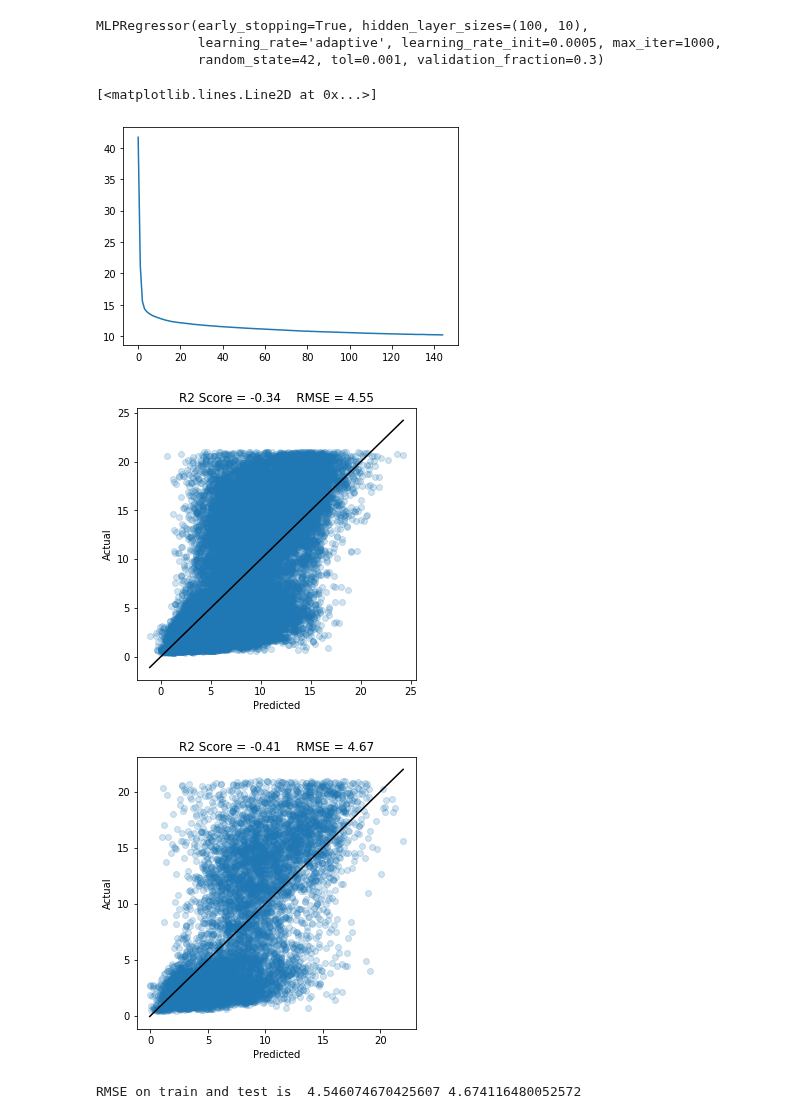
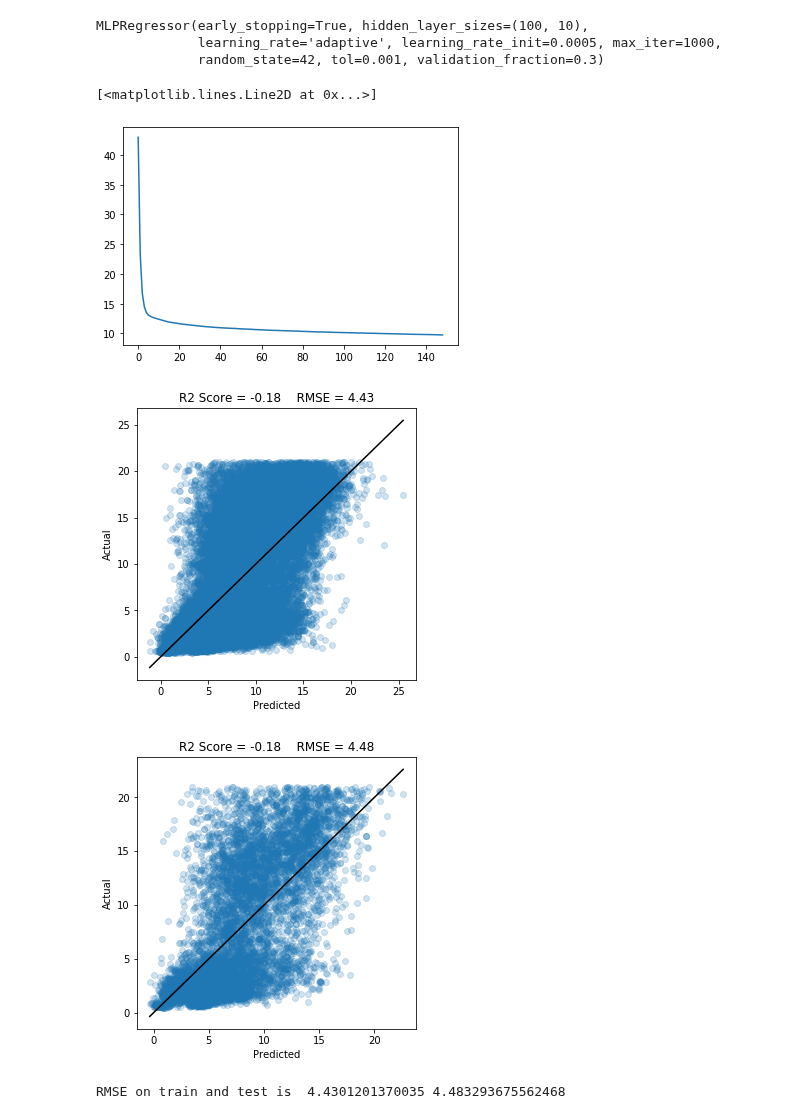
Before and after one commit to aniket-ak/Machine-Learning-CASP-Dataset, a Jupyter notebook: CASP_Exploring_Design_Space_with_pipelines.ipynb, the cells around one changed output. Cells and saved outputs as stored; diff of their text form; code cells hidden in the pictures.

```diff
--- a/CASP_Exploring_Design_Space_with_pipelines.ipynb
+++ b/CASP_Exploring_Design_Space_with_pipelines.ipynb
@@ -134,10 +128,6 @@ Let us for now get rid of this spurious data
 casp_cleaned = casp[casp['F9']<46]
 casp_cleaned = casp_cleaned[casp_cleaned["RMSD"] > 0.1]
 casp_cleaned = casp_cleaned.reset_index().drop("index", axis=1)
-casp_cleaned = casp_cleaned[casp_cleaned["F7"] < 8000]
-casp_cleaned = casp_cleaned[casp_cleaned["F7"] >0.2]
-# %%
-casp_cleaned = casp_cleaned.reset_index()
 # %%
 plt.scatter(casp_cleaned["F9"], casp_cleaned["RMSD"], alpha=0.05);
 plt.xlabel("F9");
@@ -328,19 +319,20 @@ MLPRegressor(early_stopping=True, hidden_layer_sizes=(100, 10),
 plt.plot(mlp_regressor.loss_curve_)
 # %% [output]
 [<matplotlib.lines.Line2D at 0x...>]
-[figure, old version]
+[figure, new version]
 # %%
-plot_results(X_train_scaled, y_train, mlp_regressor, "MLP Regressor")
+plot_results(X_train_scaled, y_train, mlp_regressor, "MLP Regressor - train - after cleaning F7")
 # %% [output]
-[figure, old version]
+[figure, new version]
 # %%
-plot_results(X_test_scaled, y_test, mlp_regressor, "MLP test")
+X_test_scaled = pipeline.transform(X_test)
+plot_results(X_test_scaled, y_test, mlp_regressor, "MLP Regressor - test - after clearning f7")
 # %% [output]
-[figure, old version]
+[figure, new version]
 # %%
 model = mlp_regressor
 rmse_test = np.sqrt(mean_squared_error(model.predict(X_test_scaled),y_test))
 rmse_train = np.sqrt(mean_squared_error(model.predict(X_train_scaled),y_train))
 print("RMSE on train and test is ", rmse_train, rmse_test)
 # %% [output]
-RMSE on train and test is  4.546074670425607 4.674116480052572
+RMSE on train and test is  4.4301201370035 4.483293675562468
```
Also changed, not shown: parts of 12 cells of this notebook.
